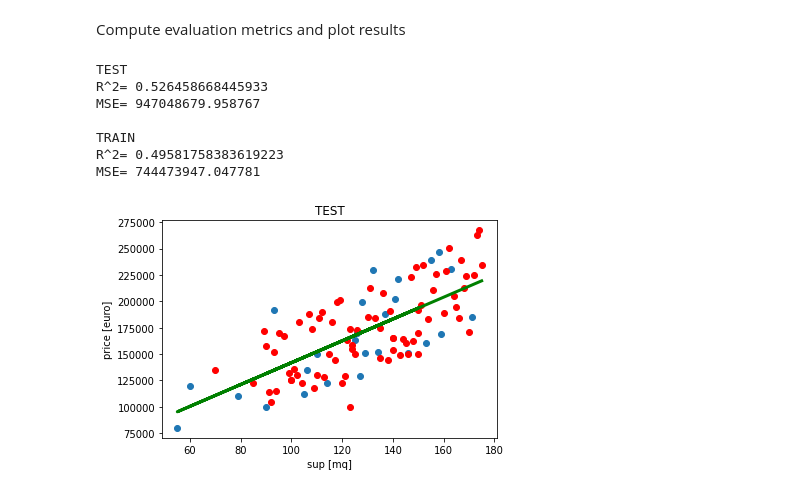
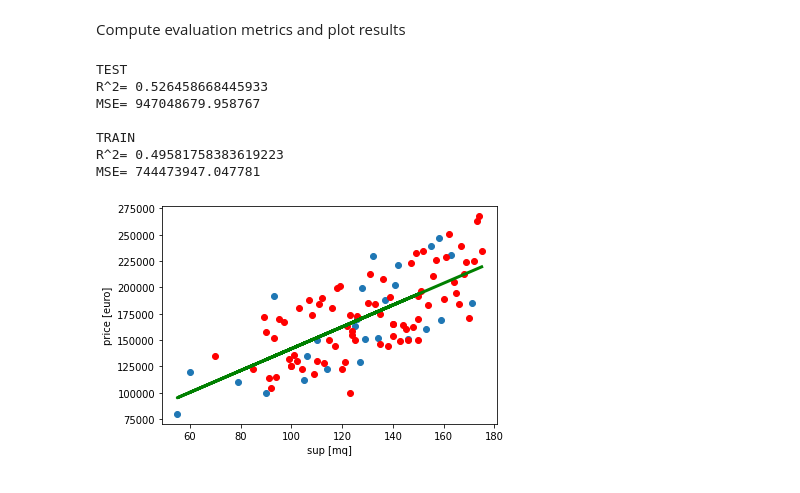
Before and after one commit to MatteoGandetto/Corso_ML_con_Python, a Jupyter notebook: Regressione_Lineare_Semplice.ipynb, the cells around one changed output. Saved outputs shown, nothing was run; the diff lists cells and outputs as text; code cells hidden in the pictures.

```diff
--- a/Regressione_Lineare_Semplice.ipynb
+++ b/Regressione_Lineare_Semplice.ipynb
@@ -94,28 +94,27 @@ Compute evaluation metrics and plot results
 # %%
 #evaluate the model by using R=1-RSE and MSE
 R2=linear_reg.score(X_test_r,y_test)
 MSE = mean_squared_error( y_test,y_pred_test)
 R2_train=linear_reg.score(X_train_r,y_train)
 MSE_train = mean_squared_error(y_train,y_pred_train)
 print ('TEST\nR^2=',R2,'\nMSE= %f \n' % MSE)
 print ('TRAIN\nR^2=',R2_train,'\nMSE= %f \n' % MSE_train)
 
 #show the solution
 fig, axs = plt.subplots(1,1)
 
 axs.set_xlabel('sup [mq]')
 axs.set_ylabel('price [euro]')
-axs.set_title('TEST')
 axs.scatter(X_test,y_test)
 axs.scatter(X_train,y_train,color='red')
 axs.plot(X_all,y_pred_all,c='green',linewidth=3)
 fig.show()
 # %% [output]
 TEST
 R^2= 0.526458668445933
 MSE= 947048679.958767
 
 TRAIN
 R^2= 0.49581758383619223
 MSE= 744473947.047781
-[figure, old version]
+[figure, new version]
```
